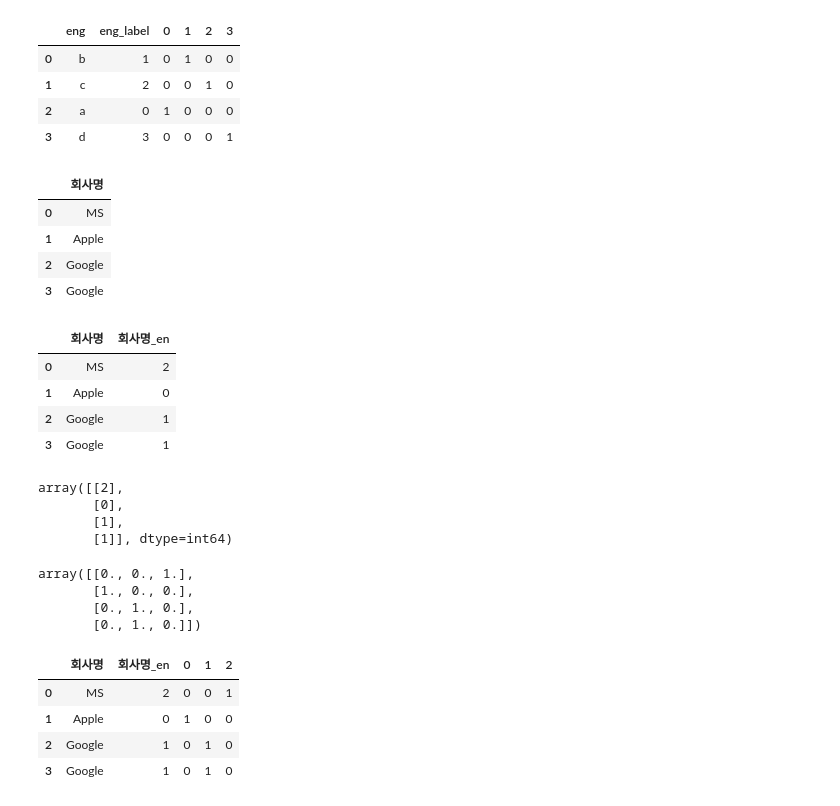
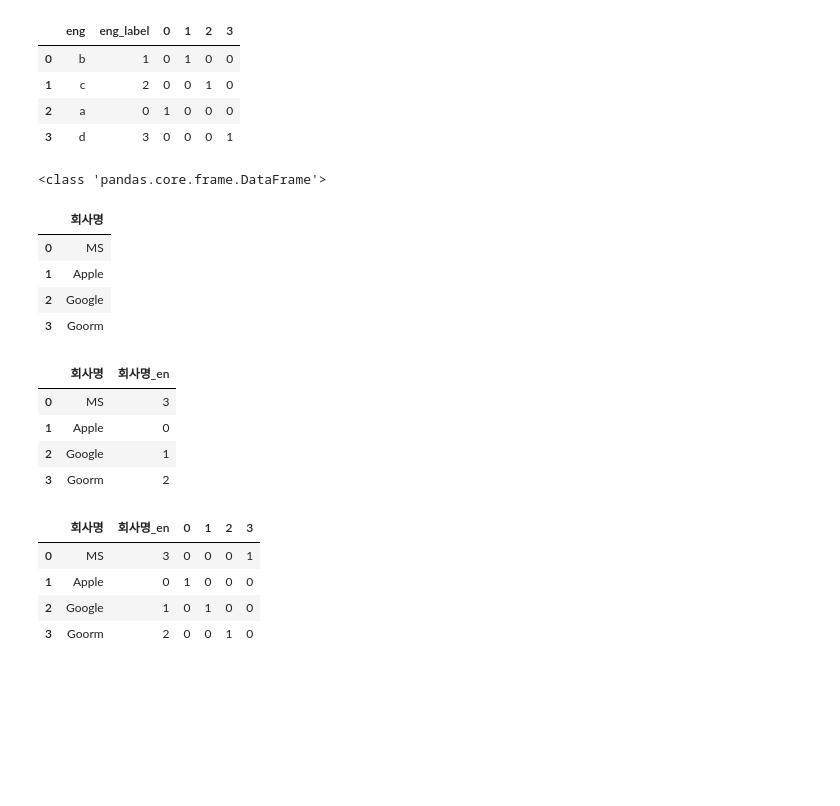
Before and after one commit to c920720a/AI_202207_CLASS, a Jupyter notebook: 20220801_class_ml.ipynb, the cells around one changed output. Saved outputs shown, nothing was run; the diff lists cells and outputs as text; code cells hidden in the pictures; blank space fills up the shorter version.

```diff
--- a/20220801_class_ml.ipynb
+++ b/20220801_class_ml.ipynb
@@ -488,52 +393,39 @@ df_new
 | 2 | a | 0 | 1 | 0 | 0 | 0 |
 | 3 | d | 3 | 0 | 0 | 0 | 1 |
 # %%
-data = { "회사명": ["MS","Apple", "Google", "Google"]}
+data = {'회사명' : ["MS", "Apple", "Google", "Goorm"]}
 df1 = pd.DataFrame(data)
+print(type(df1))
 df1
 # %% [output]
+<class 'pandas.core.frame.DataFrame'>
 |  | 회사명 |
 | 0 | MS |
 | 1 | Apple |
 | 2 | Google |
-| 3 | Google |
+| 3 | Goorm |
 # %%
 lbl_en = LabelEncoder()
 df1['회사명_en'] = lbl_en.fit_transform(data['회사명'])
 df1
 # %% [output]
 |  | 회사명 | 회사명_en |
-| 0 | MS | 2 |
+| 0 | MS | 3 |
 | 1 | Apple | 0 |
 | 2 | Google | 1 |
-| 3 | Google | 1 |
+| 3 | Goorm | 2 |
-# %%
-df1['회사명_en'].values.reshape(-1, 1)
-# %% [output]
-array([[2],
-       [0],
-       [1],
-       [1]], dtype=int64)
 # %%
 onehot_en = OneHotEncoder()
 
 # 데이터 변경
 val = df1['회사명_en'].values.reshape(-1, 1)
-# val = df1['회사명_en']
 y = onehot_en.fit_transform( val ).toarray()
-y
+onehot_val = pd.DataFrame(y, dtype=int)
+df_new = pd.concat([df1, onehot_val], axis=1)
+df_new
 # %% [output]
-array([[0., 0., 1.],
-       [1., 0., 0.],
-       [0., 1., 0.],
-       [0., 1., 0.]])
+|  | 회사명 | 회사명_en | 0 | 1 | 2 | 3 |
+| 0 | MS | 3 | 0 | 0 | 0 | 1 |
+| 1 | Apple | 0 | 1 | 0 | 0 | 0 |
+| 2 | Google | 1 | 0 | 1 | 0 | 0 |
+| 3 | Goorm | 2 | 0 | 0 | 1 | 0 |
-# %%
-onehot_val = pd.DataFrame(y, dtype=int)
-df_new = pd.concat([df1, onehot_val], axis=1)
-df_new
-# %% [output]
-|  | 회사명 | 회사명_en | 0 | 1 | 2 |
-| 0 | MS | 2 | 0 | 0 | 1 |
-| 1 | Apple | 0 | 1 | 0 | 0 |
-| 2 | Google | 1 | 0 | 1 | 0 |
-| 3 | Google | 1 | 0 | 1 | 0 |
```
Also changed, not shown: parts of 44 cells of this notebook, 1 other file.
